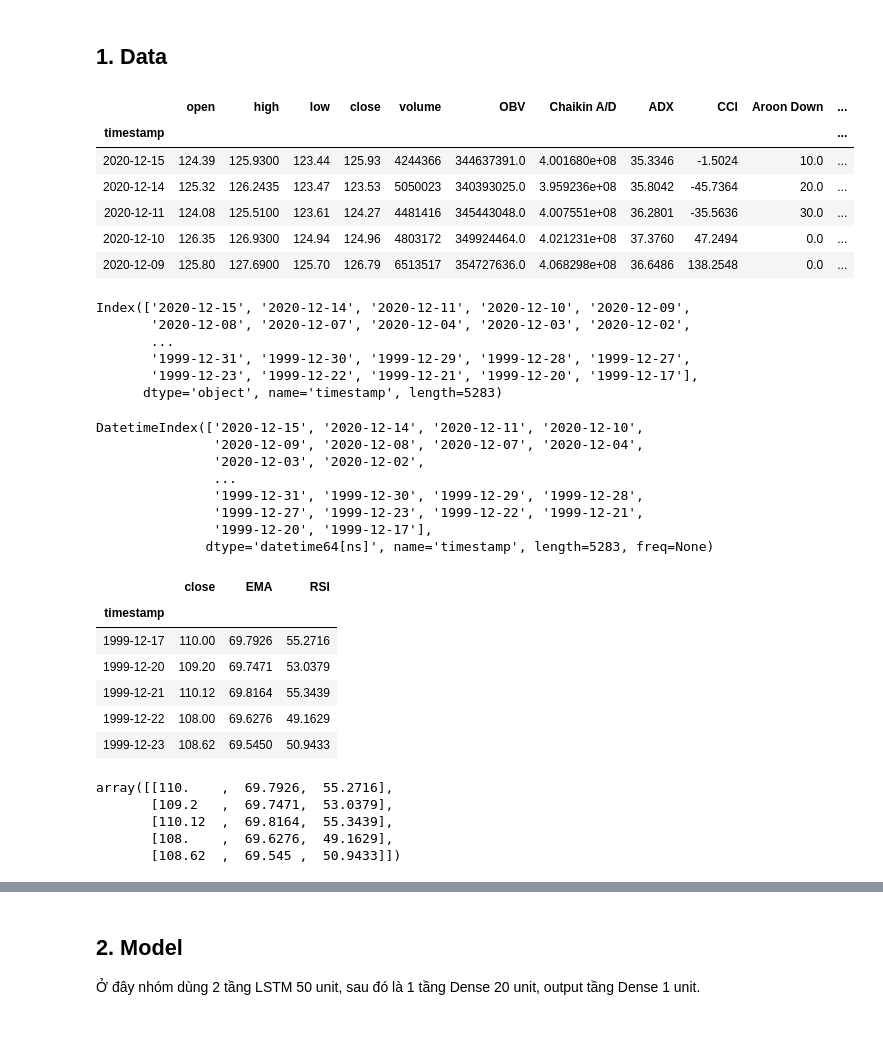
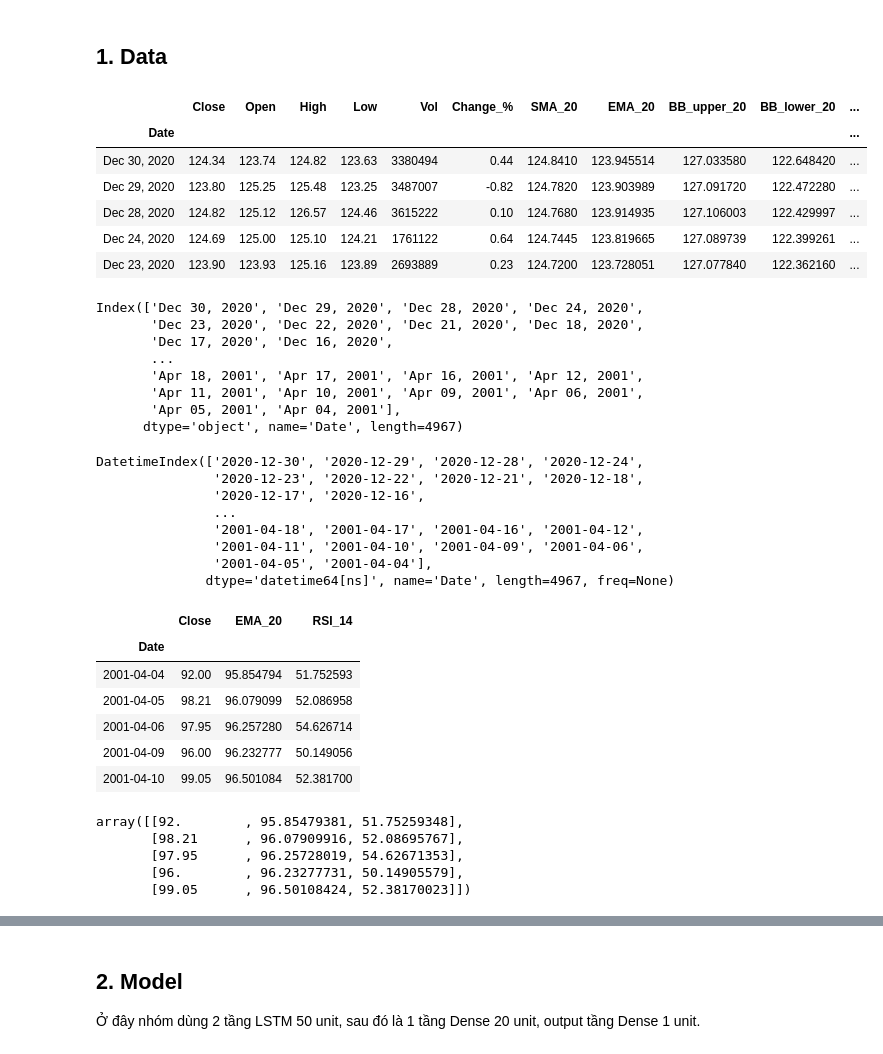
Before and after one commit to ptquan-hcmus/StockPricePredict, a Jupyter notebook: StockPredictModel.ipynb, the cells around one changed output, grey strips where cells are left out. Saved outputs shown, nothing was run; the diff lists cells and outputs as text; code cells hidden in the pictures.

```diff
--- a/StockPredictModel.ipynb
+++ b/StockPredictModel.ipynb
@@ -12,60 +12,64 @@ from keras.layers import Dense, LSTM
 import matplotlib.pyplot as plt
 plt.style.use('fivethirtyeight')
 # %%
-df = pd.read_csv('df.csv', index_col = 'timestamp')
+df = pd.read_csv('stock_price_with_indicators.csv', index_col = 'Date')
 df.head()
 # %% [output]
-|  | open | high | low | close | volume | OBV | Chaikin A/D | ADX | CCI | Aroon Down | ... |
-| timestamp |  |  |  |  |  |  |  |  |  |  | ... |
-| 2020-12-15 | 124.39 | 125.9300 | 123.44 | 125.93 | 4244366 | 344637391.0 | 4.001680e+08 | 35.3346 | -1.5024 | 10.0 | ... |
-| 2020-12-14 | 125.32 | 126.2435 | 123.47 | 123.53 | 5050023 | 340393025.0 | 3.959236e+08 | 35.8042 | -45.7364 | 20.0 | ... |
-| 2020-12-11 | 124.08 | 125.5100 | 123.61 | 124.27 | 4481416 | 345443048.0 | 4.007551e+08 | 36.2801 | -35.5636 | 30.0 | ... |
-| 2020-12-10 | 126.35 | 126.9300 | 124.94 | 124.96 | 4803172 | 349924464.0 | 4.021231e+08 | 37.3760 | 47.2494 | 0.0 | ... |
-| 2020-12-09 | 125.80 | 127.6900 | 125.70 | 126.79 | 6513517 | 354727636.0 | 4.068298e+08 | 36.6486 | 138.2548 | 0.0 | ... |
+|  | Close | Open | High | Low | Vol | Change_% | SMA_20 | EMA_20 | BB_upper_20 | BB_lower_20 | ... |
+| Date |  |  |  |  |  |  |  |  |  |  | ... |
+| Dec 30, 2020 | 124.34 | 123.74 | 124.82 | 123.63 | 3380494 | 0.44 | 124.8410 | 123.945514 | 127.033580 | 122.648420 | ... |
+| Dec 29, 2020 | 123.80 | 125.25 | 125.48 | 123.25 | 3487007 | -0.82 | 124.7820 | 123.903989 | 127.091720 | 122.472280 | ... |
+| Dec 28, 2020 | 124.82 | 125.12 | 126.57 | 124.46 | 3615222 | 0.10 | 124.7680 | 123.914935 | 127.106003 | 122.429997 | ... |
+| Dec 24, 2020 | 124.69 | 125.00 | 125.10 | 124.21 | 1761122 | 0.64 | 124.7445 | 123.819665 | 127.089739 | 122.399261 | ... |
+| Dec 23, 2020 | 123.90 | 123.93 | 125.16 | 123.89 | 2693889 | 0.23 | 124.7200 | 123.728051 | 127.077840 | 122.362160 | ... |
 # %%
 df.index
 # %% [output]
-Index(['2020-12-15', '2020-12-14', '2020-12-11', '2020-12-10', '2020-12-09',
-       '2020-12-08', '2020-12-07', '2020-12-04', '2020-12-03', '2020-12-02',
+Index(['Dec 30, 2020', 'Dec 29, 2020', 'Dec 28, 2020', 'Dec 24, 2020',
+       'Dec 23, 2020', 'Dec 22, 2020', 'Dec 21, 2020', 'Dec 18, 2020',
+       'Dec 17, 2020', 'Dec 16, 2020',
        ...
-       '1999-12-31', '1999-12-30', '1999-12-29', '1999-12-28', '1999-12-27',
-       '1999-12-23', '1999-12-22', '1999-12-21', '1999-12-20', '1999-12-17'],
-      dtype='object', name='timestamp', length=5283)
+       'Apr 18, 2001', 'Apr 17, 2001', 'Apr 16, 2001', 'Apr 12, 2001',
+       'Apr 11, 2001', 'Apr 10, 2001', 'Apr 09, 2001', 'Apr 06, 2001',
+       'Apr 05, 2001', 'Apr 04, 2001'],
+      dtype='object', name='Date', length=4967)
 # %%
 df.index = pd.to_datetime(df.index, errors='coerce')
 df.index
 # %% [output]
-DatetimeIndex(['2020-12-15', '2020-12-14', '2020-12-11', '2020-12-10',
-               '2020-12-09', '2020-12-08', '2020-12-07', '2020-12-04',
-               '2020-12-03', '2020-12-02',
+DatetimeIndex(['2020-12-30', '2020-12-29', '2020-12-28', '2020-12-24',
+               '2020-12-23', '2020-12-22', '2020-12-21', '2020-12-18',
+               '2020-12-17', '2020-12-16',
                ...
-               '1999-12-31', '1999-12-30', '1999-12-29', '1999-12-28',
-               '1999-12-27', '1999-12-23', '1999-12-22', '1999-12-21',
-               '1999-12-20', '1999-12-17'],
-              dtype='datetime64[ns]', name='timestamp', length=5283, freq=None)
+               '2001-04-18', '2001-04-17', '2001-04-16', '2001-04-12',
+               '2001-04-11', '2001-04-10', '2001-04-09', '2001-04-06',
+               '2001-04-05', '2001-04-04'],
+              dtype='datetime64[ns]', name='Date', length=4967, freq=None)
 # %%
 # Lấy giá đóng mỗi ngày, EMA và 'RSI'
-EMA_df = df[['close', 'EMA', 'RSI']]
+# Lý do lấy EMA và RSI là vì EMA có mối liên hệ với giá rất lớn
+# và nhóm đã thử kết hợp EMA và các indicator khác thì RSI hoạt động tốt nhất
+EMA_df = df[['Close', 'EMA_20', 'RSI_14']]
 EMA_df = EMA_df.iloc[::-1]
 EMA_df.head()
 # %% [output]
-|  | close | EMA | RSI |
-| timestamp |  |  |  |
-| 1999-12-17 | 110.00 | 69.7926 | 55.2716 |
-| 1999-12-20 | 109.20 | 69.7471 | 53.0379 |
-| 1999-12-21 | 110.12 | 69.8164 | 55.3439 |
-| 1999-12-22 | 108.00 | 69.6276 | 49.1629 |
-| 1999-12-23 | 108.62 | 69.5450 | 50.9433 |
+|  | Close | EMA_20 | RSI_14 |
+| Date |  |  |  |
+| 2001-04-04 | 92.00 | 95.854794 | 51.752593 |
+| 2001-04-05 | 98.21 | 96.079099 | 52.086958 |
+| 2001-04-06 | 97.95 | 96.257280 | 54.626714 |
+| 2001-04-09 | 96.00 | 96.232777 | 50.149056 |
+| 2001-04-10 | 99.05 | 96.501084 | 52.381700 |
 # %%
 # Chuyển về dạng numpy
-dataset = EMA_df[['close', 'EMA', 'RSI']].values
+dataset = EMA_df[['Close', 'EMA_20', 'RSI_14']].values
 dataset[:5]
 # %% [output]
-array([[110.    ,  69.7926,  55.2716],
-       [109.2   ,  69.7471,  53.0379],
-       [110.12  ,  69.8164,  55.3439],
-       [108.    ,  69.6276,  49.1629],
-       [108.62  ,  69.545 ,  50.9433]])
+array([[92.        , 95.85479381, 51.75259348],
+       [98.21      , 96.07909916, 52.08695767],
+       [97.95      , 96.25728019, 54.62671353],
+       [96.        , 96.23277731, 50.14905579],
+       [99.05      , 96.50108424, 52.38170023]])
 # %%
 len(dataset)
 # %% [output]
```
Also changed, not shown: parts of 24 cells of this notebook.
